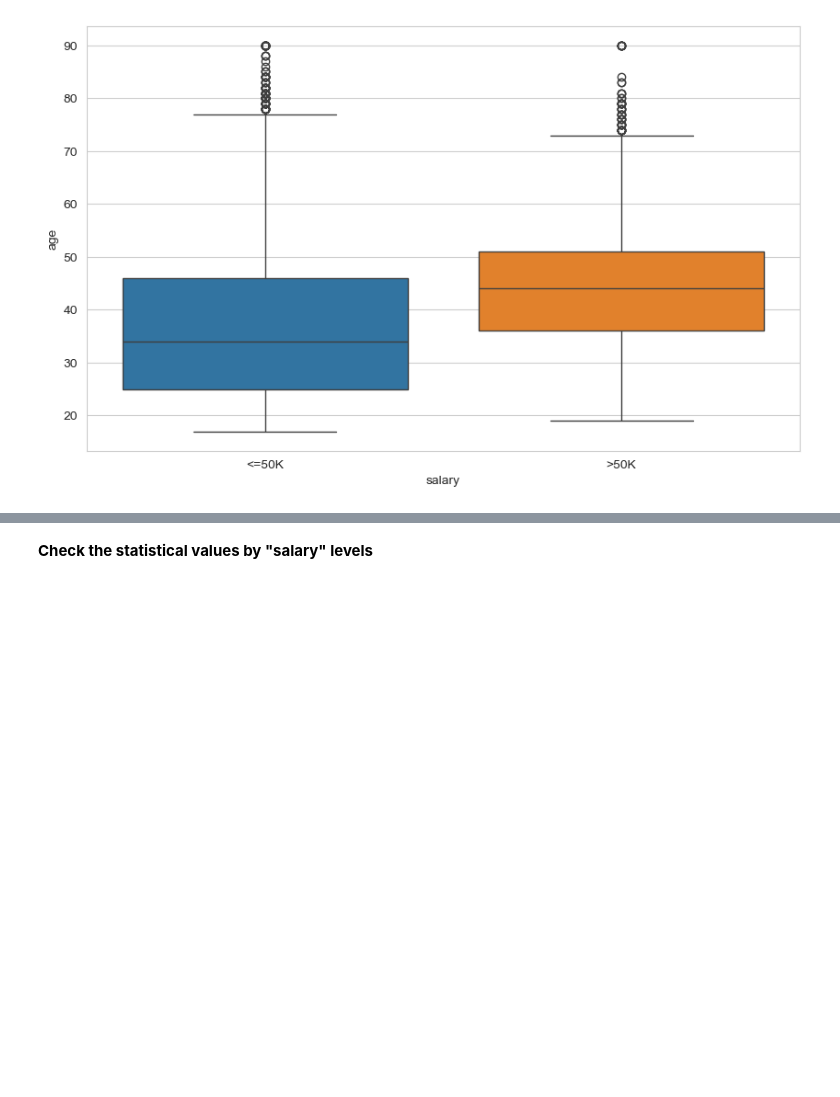
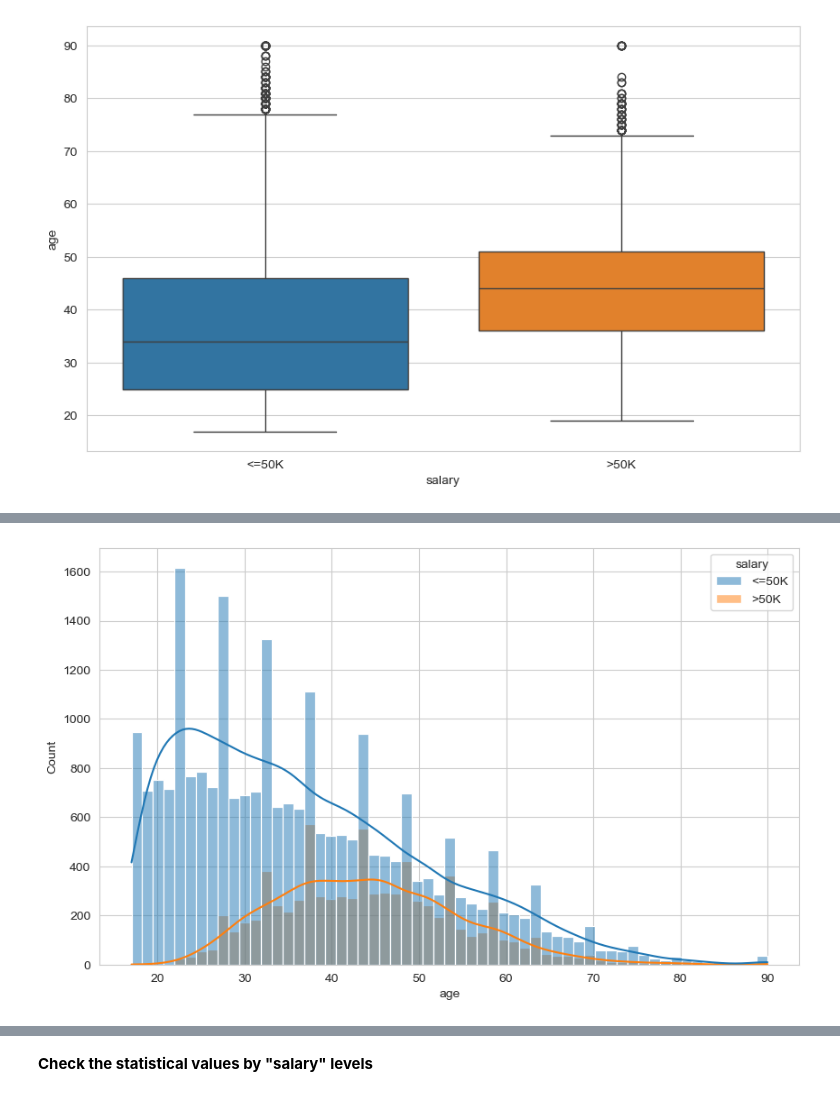
Before and after one commit to iceyisaak/clarusway_ds, a Jupyter notebook: DA _ DVwPy-EDA Project (Analyze US Citizens)-Student-V01_(with_desired_outputs).ipynb, the cells around one changed output, grey strips where cells are left out. Saved outputs shown, nothing was run; the diff lists cells and outputs as text; code cells hidden in the pictures; blank space fills up the shorter version.

```diff
--- a/DA _ DVwPy-EDA Project (Analyze US Citizens)-Student-V01_(with_desired_outputs).ipynb
+++ b/DA _ DVwPy-EDA Project (Analyze US Citizens)-Student-V01_(with_desired_outputs).ipynb
@@ -706,6 +706,10 @@ Desired Output:
 ![image.png](https://i.ibb.co/64tBVNT/US-Citizens8.png)
 # %%
 # Your Code is Here
+
+sns.histplot(data=df, x='age', kde=True, hue='salary');
+# %% [output]
+[figure, added]
 # %% [markdown]
 Desired Output:
 
```
Also changed, not shown: parts of 31 cells of this notebook.
